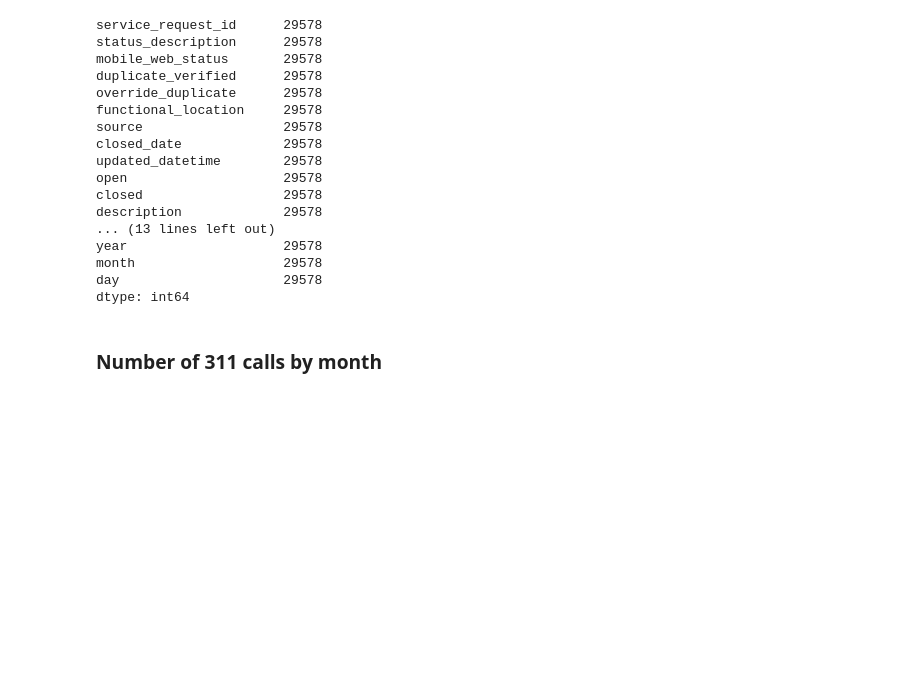
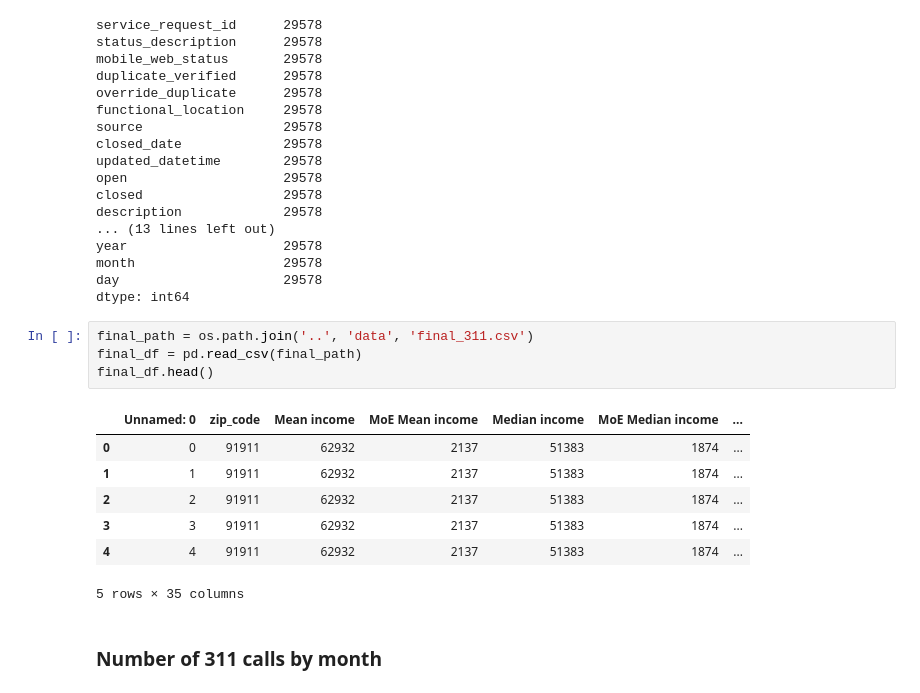
Before and after one commit to farhadOmidvar/311-San-Diego, a Jupyter notebook: notebooks/charts_all.ipynb, the cells around one changed output. Cells and saved outputs as stored; diff of their text form; blank space fills up the shorter version.

```diff
--- a/notebooks/charts_all.ipynb
+++ b/notebooks/charts_all.ipynb
@@ -39,6 +39,18 @@ year                    29578
 month                   29578
 day                     29578
 dtype: int64
+# %%
+final_path = os.path.join('..', 'data', 'final_311.csv')
+final_df = pd.read_csv(final_path)
+final_df.head()
+# %% [output]
+|  | Unnamed: 0 | zip_code | Mean income | MoE Mean income | Median income | MoE Median income | ... |
+| 0 | 0 | 91911 | 62932 | 2137 | 51383 | 1874 | ... |
+| 1 | 1 | 91911 | 62932 | 2137 | 51383 | 1874 | ... |
+| 2 | 2 | 91911 | 62932 | 2137 | 51383 | 1874 | ... |
+| 3 | 3 | 91911 | 62932 | 2137 | 51383 | 1874 | ... |
+| 4 | 4 | 91911 | 62932 | 2137 | 51383 | 1874 | ... |
+5 rows × 35 columns
 # %% [markdown]
 ### Number of 311 calls by month
 # %% [markdown]
```
Also changed, not shown: parts of 2 cells of this notebook.
